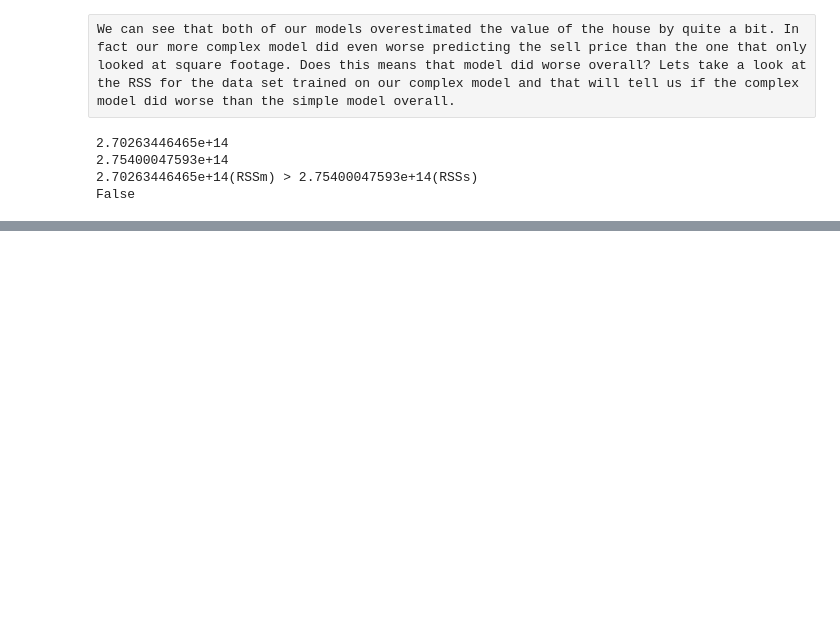
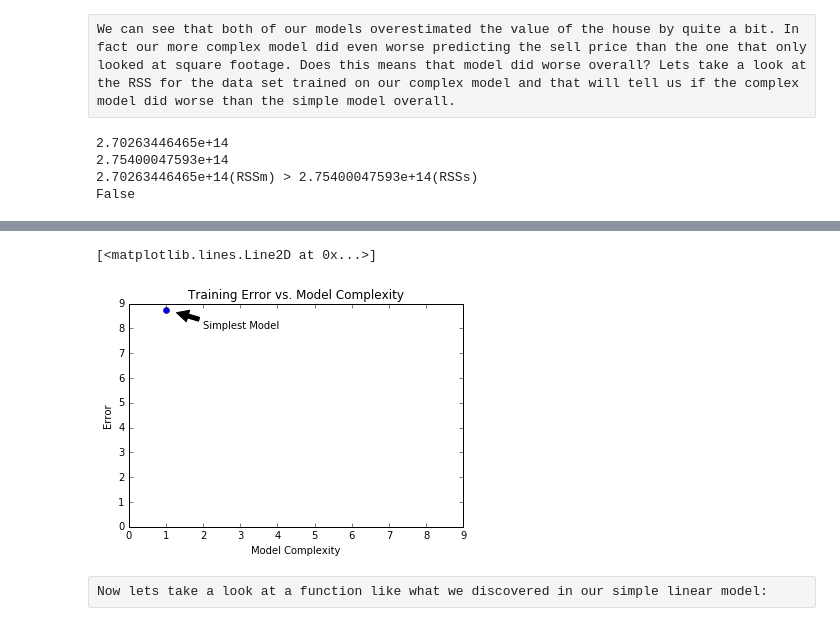
Before and after one commit to RedOneLima/regression, a Jupyter notebook: Regression For Machine Learning.ipynb, the cells around one changed output, grey strips where cells are left out. Saved outputs shown, nothing was run; the diff lists cells and outputs as text; code cells hidden in the pictures; blank space fills up the shorter version.

```diff
--- a/Regression For Machine Learning.ipynb
+++ b/Regression For Machine Learning.ipynb
@@ -678,0 +743,18 @@ We can conclude that even though our complex model did a worse job of predicting
+# %%
+plt1 = plt
+plt1.xlim(0,9)
+plt1.ylim(0,9)
+plt1.title("Training Error vs. Model Complexity")
+plt1.xlabel('Model Complexity')
+plt1.ylabel("Error")
+simplest_model_x = 1
+simplest_model_y = 8.75
+plt1.annotate('Simplest Model', xy=(1.25, 8.65), xytext=(2, 8),
+            arrowprops=dict(facecolor='black', shrink=0.05),
+            )
+plt1.plot(simplest_model_x, simplest_model_y, 'o')
+# %% [output]
+[<matplotlib.lines.Line2D at 0x...>]
+[figure, added]
+# %% [raw]
+Now lets take a look at a function like what we discovered in our simple linear model:
```
Also changed, not shown: parts of 14 cells of this notebook.
